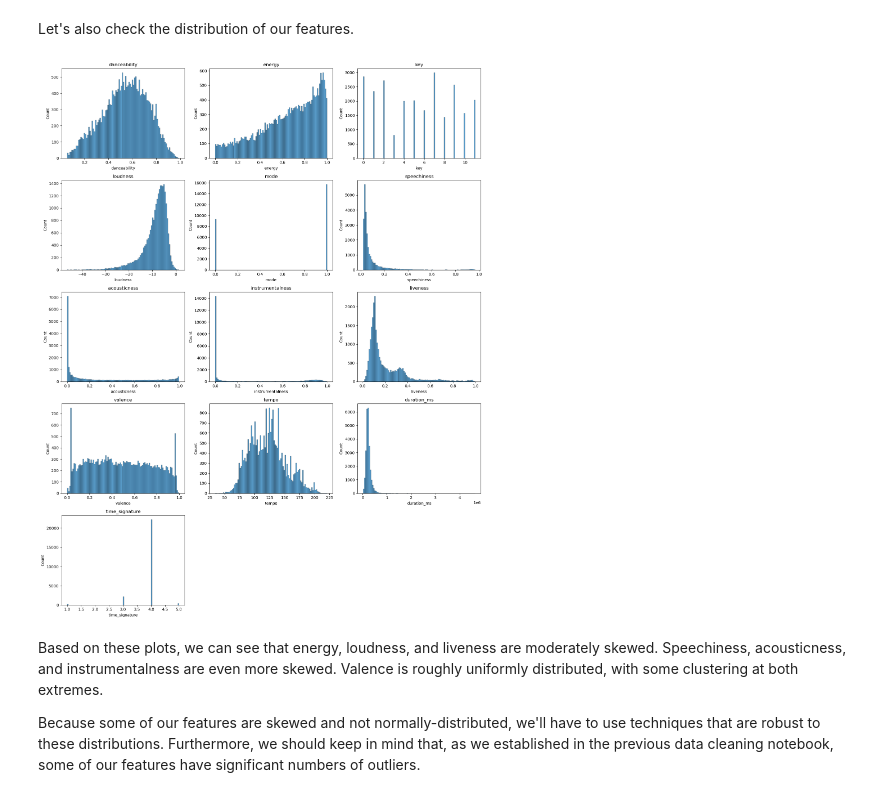
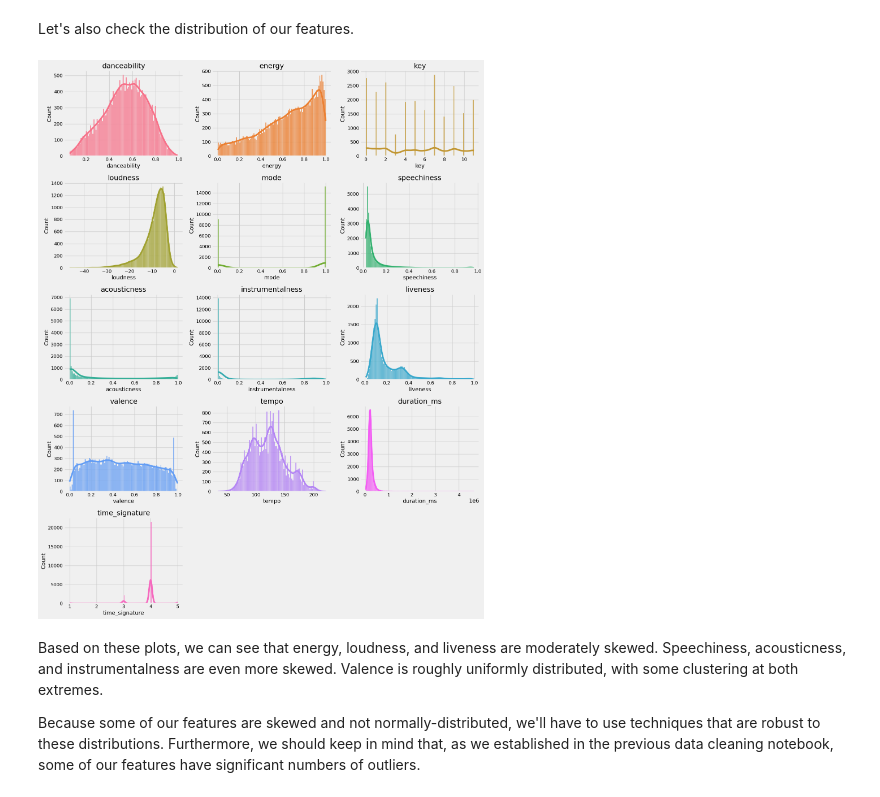
Before and after one commit to jackvandeleuv/music_analysis, a Jupyter notebook: track_modeling.ipynb, the cells around one changed output. Cells and saved outputs as stored; diff of their text form; code cells hidden in the pictures.

```diff
--- a/track_modeling.ipynb
+++ b/track_modeling.ipynb
@@ -67,0 +61,10 @@ plt.show()
+# %%
+# Coorelation matrix heatmap.
+plt.style.use('fivethirtyeight')
+fig = plt.figure(figsize=(14, 14))
+cmap = sns.diverging_palette(220, 20, as_cmap=True)
+sns.heatmap(tracks_enc.corr(), annot=True, fmt='.2f', cmap=cmap, linewidths=0.5, linecolor='gray')
+plt.title("Correlation Matrix Heatmap", fontsize=24)
+plt.xticks(rotation=45, fontsize=12)
+plt.yticks(fontsize=12)
+plt.show()
@@ -72,25 +77,31 @@ Let's also check the distribution of our features.
 # %%
 cols = tracks.select_dtypes(include={'int64', 'float64'}).columns
 ncols = 3
 
 nrows = (len(cols) + ncols - 1) // ncols
 fig, axes = plt.subplots(nrows=nrows,
                          ncols=ncols,
                          figsize=(16, 4 * nrows),
                          sharey=False)
 axes = axes.flatten()
 
+# Set the color palette for the histograms
+colors = sns.color_palette('husl', len(cols))
+
 for i, col in enumerate(cols):
-    sns.histplot(tracks, x=col, bins=100, ax=axes[i])
-    axes[i].set_title(col)
+    sns.histplot(tracks, x=col, bins=100, ax=axes[i], color=colors[i], kde=True, alpha=0.8)
+    axes[i].set_title(col, fontsize=18)
+    axes[i].set_xlabel(col, fontsize=14)
+    axes[i].set_ylabel('Count', fontsize=14)
+    axes[i].tick_params(axis='both', labelsize=12)
 
 for i in range(len(cols), nrows * ncols):
     fig.delaxes(axes[i])
 
 fig.tight_layout()
 plt.show()
 # %% [output]
-[figure, old version]
+[figure, new version]
 # %% [markdown]
 Based on these plots, we can see that energy, loudness, and liveness are moderately skewed. Speechiness, acousticness, and instrumentalness are even more skewed. Valence is roughly uniformly distributed, with some clustering at both extremes.
 
```
Also changed, not shown: parts of 5 cells of this notebook.
